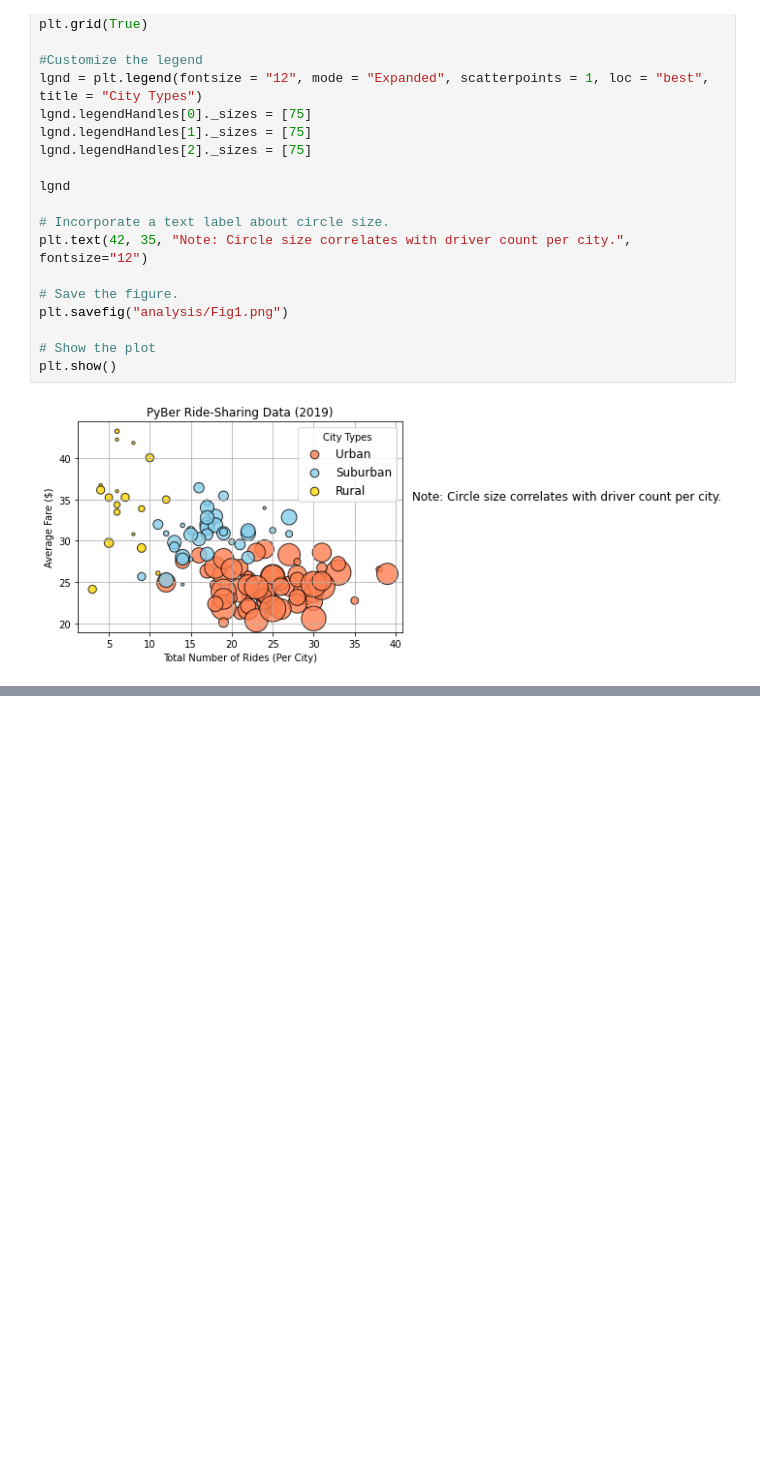
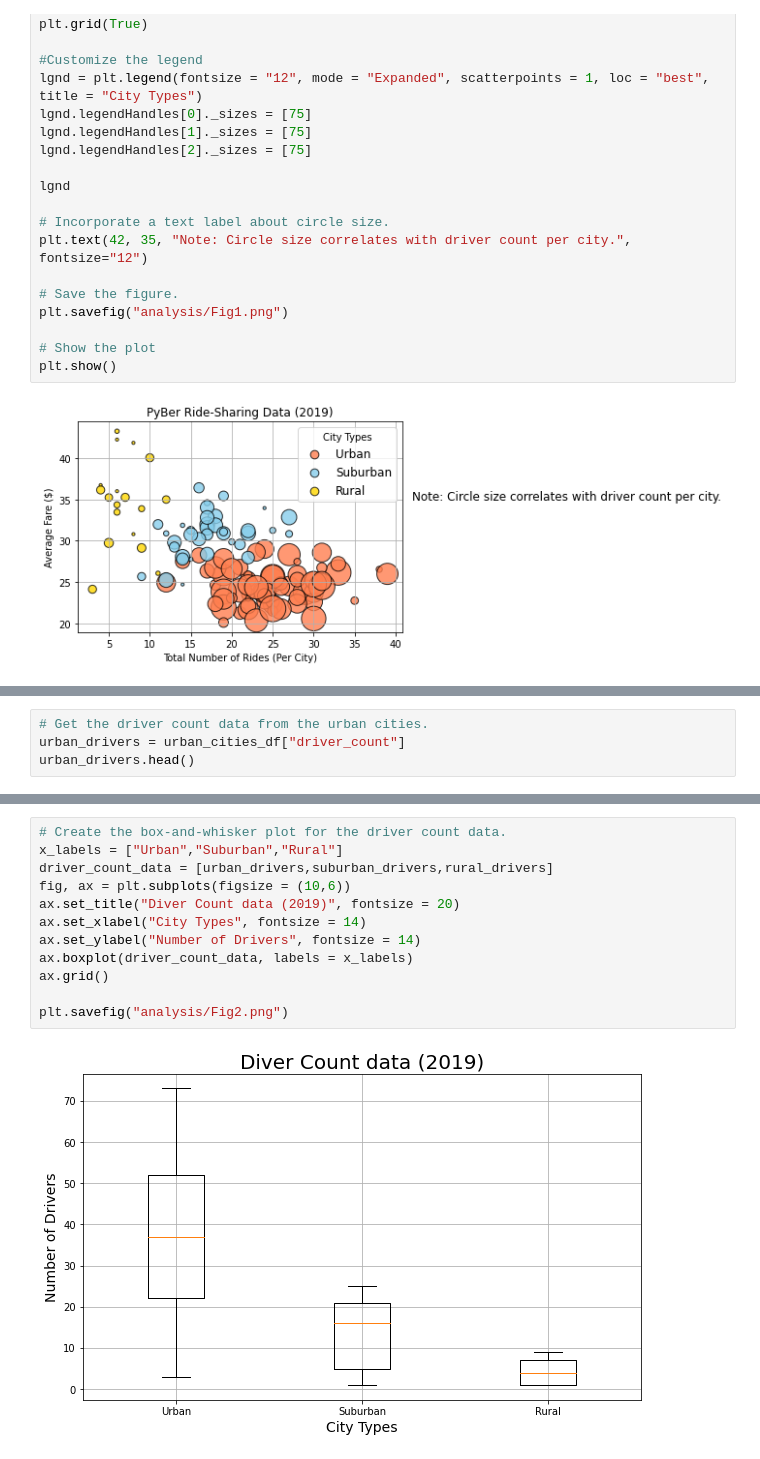
Before and after one commit to ZiwenLyu/PyBer_Analysis, a Jupyter notebook: PyBer.ipynb, the cells around one changed output, grey strips where cells are left out. Drawn from its saved outputs; the diff is of its cells as text; blank space fills up the shorter version.

```diff
--- a/PyBer.ipynb
+++ b/PyBer.ipynb
@@ -290,0 +473,4 @@ plt.show()
+# %%
+# Get the driver count data from the urban cities.
+urban_drivers = urban_cities_df["driver_count"]
+urban_drivers.head()
@@ -290,0 +583,14 @@ plt.show()
+# %%
+# Create the box-and-whisker plot for the driver count data.
+x_labels = ["Urban","Suburban","Rural"]
+driver_count_data = [urban_drivers,suburban_drivers,rural_drivers]
+fig, ax = plt.subplots(figsize = (10,6))
+ax.set_title("Diver Count data (2019)", fontsize = 20)
+ax.set_xlabel("City Types", fontsize = 14)
+ax.set_ylabel("Number of Drivers", fontsize = 14)
+ax.boxplot(driver_count_data, labels = x_labels)
+ax.grid()
+
+plt.savefig("analysis/Fig2.png")
+# %% [output]
+[figure, added]
```
Also changed, not shown: parts of 23 cells of this notebook.
